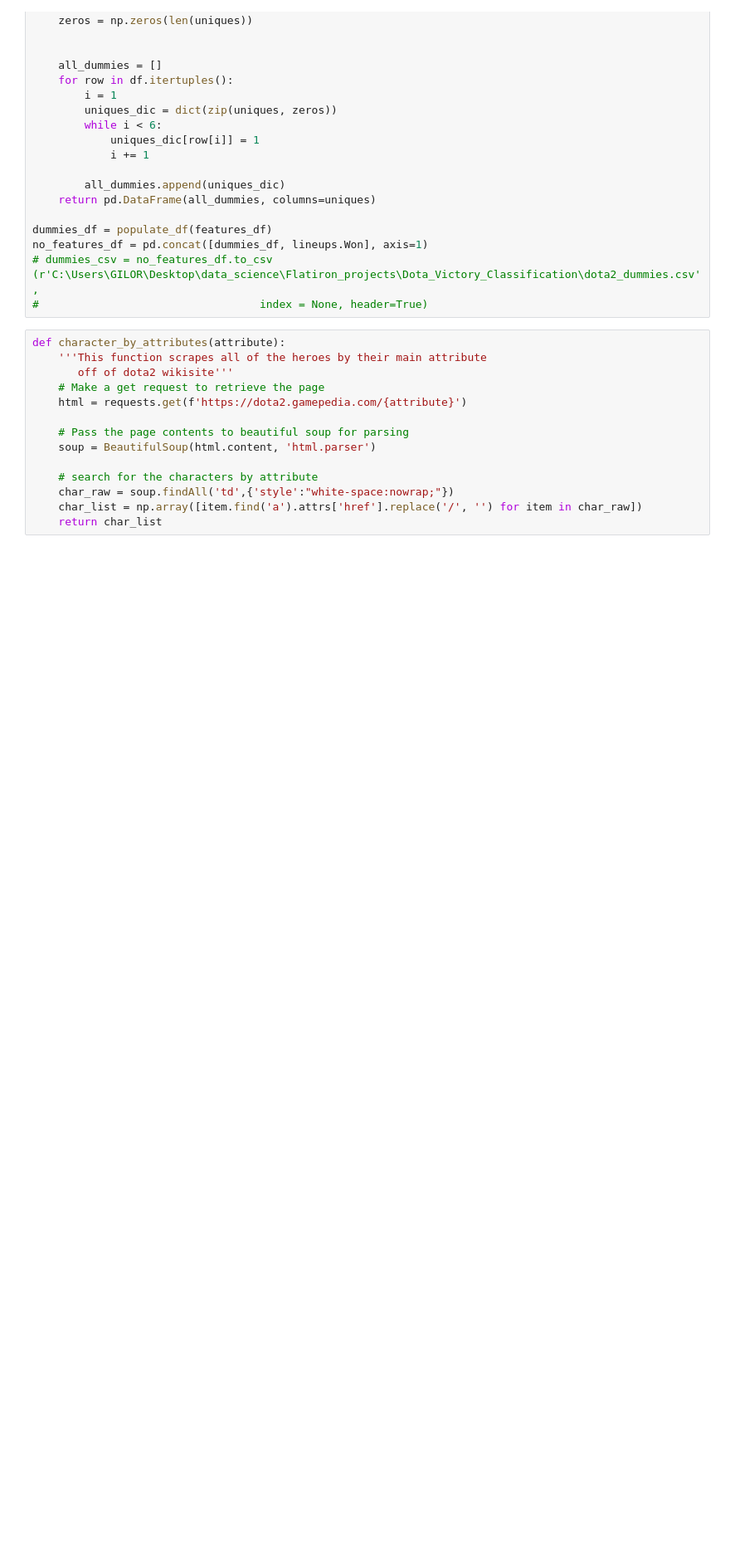
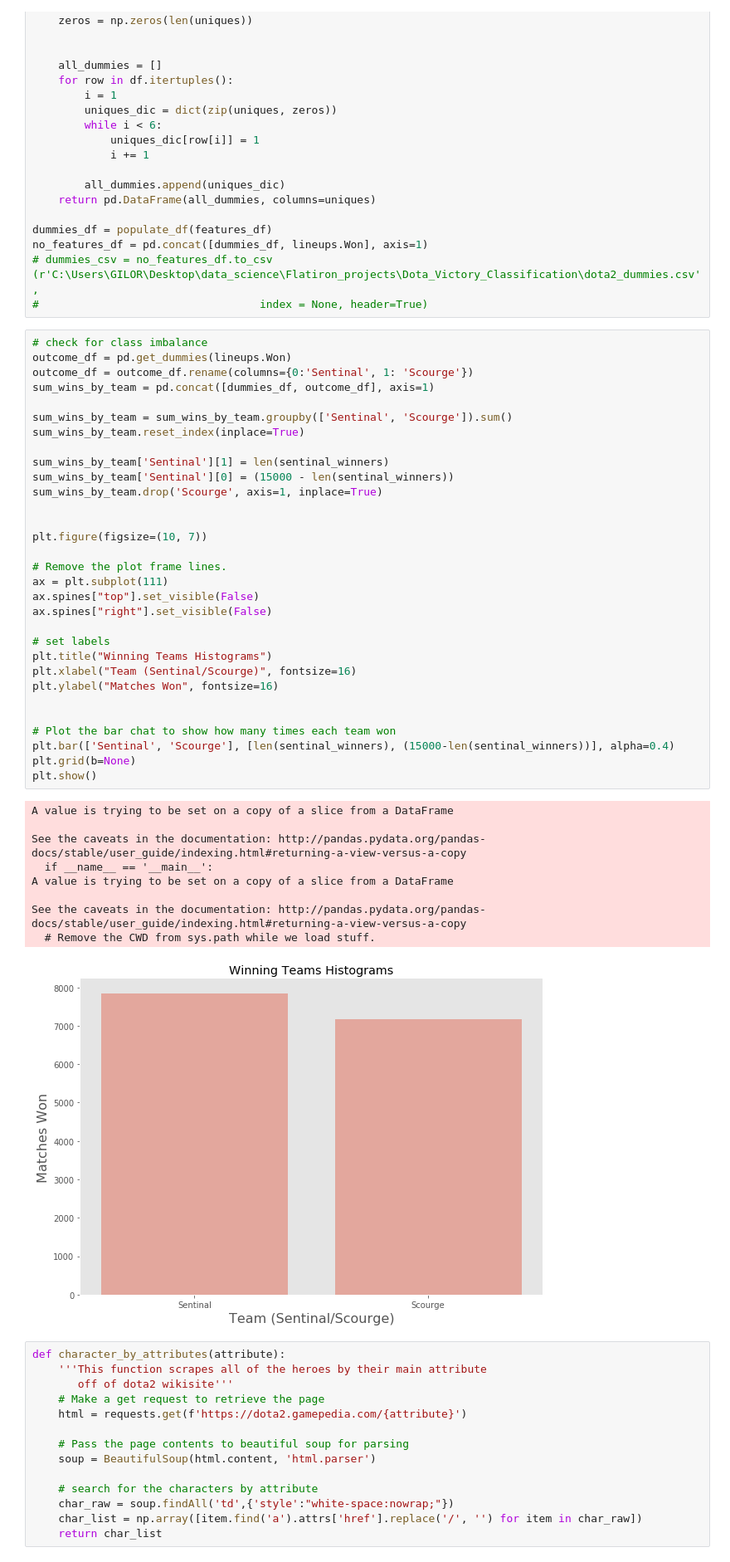
Before and after one commit to Gal-Gilor/In_Zeus_We_Trust, a Jupyter notebook: dota2_EDA.ipynb, the cells around one changed output. Shown at 83% size. Saved outputs shown, nothing was run; the diff lists cells and outputs as text; blank space fills up the shorter version.

```diff
--- a/dota2_EDA.ipynb
+++ b/dota2_EDA.ipynb
@@ -121,6 +124,47 @@ dummies_df = populate_df(features_df)
 no_features_df = pd.concat([dummies_df, lineups.Won], axis=1)
 # dummies_csv = no_features_df.to_csv (r'C:\Users\GILOR\Desktop\data_science\Flatiron_projects\Dota_Victory_Classification\dota2_dummies.csv',
 #                                  index = None, header=True)
+# %%
+# check for class imbalance
+outcome_df = pd.get_dummies(lineups.Won)
+outcome_df = outcome_df.rename(columns={0:'Sentinal', 1: 'Scourge'})
+sum_wins_by_team = pd.concat([dummies_df, outcome_df], axis=1)
+
+sum_wins_by_team = sum_wins_by_team.groupby(['Sentinal', 'Scourge']).sum()
+sum_wins_by_team.reset_index(inplace=True)
+
+sum_wins_by_team['Sentinal'][1] = len(sentinal_winners)
+sum_wins_by_team['Sentinal'][0] = (15000 - len(sentinal_winners))
+sum_wins_by_team.drop('Scourge', axis=1, inplace=True)
+
+
+plt.figure(figsize=(10, 7))
+
+# Remove the plot frame lines.
+ax = plt.subplot(111)
+ax.spines["top"].set_visible(False)
+ax.spines["right"].set_visible(False)
+
+# set labels
+plt.title("Winning Teams Histograms")
+plt.xlabel("Team (Sentinal/Scourge)", fontsize=16)
+plt.ylabel("Matches Won", fontsize=16)
+
+
+# Plot the bar chat to show how many times each team won
+plt.bar(['Sentinal', 'Scourge'], [len(sentinal_winners), (15000-len(sentinal_winners))], alpha=0.4)
+plt.grid(b=None)
+plt.show()
+# %% [output]
+A value is trying to be set on a copy of a slice from a DataFrame
+
+See the caveats in the documentation: http://pandas.pydata.org/pandas-docs/stable/user_guide/indexing.html#returning-a-view-versus-a-copy
+  if __name__ == '__main__':
+A value is trying to be set on a copy of a slice from a DataFrame
+
+See the caveats in the documentation: http://pandas.pydata.org/pandas-docs/stable/user_guide/indexing.html#returning-a-view-versus-a-copy
+  # Remove the CWD from sys.path while we load stuff.
+[figure, added]
 # %%
 def character_by_attributes(attribute):
     '''This function scrapes all of the heroes by their main attribute
```
Also changed, not shown: parts of 13 cells of this notebook, 2 other files.
